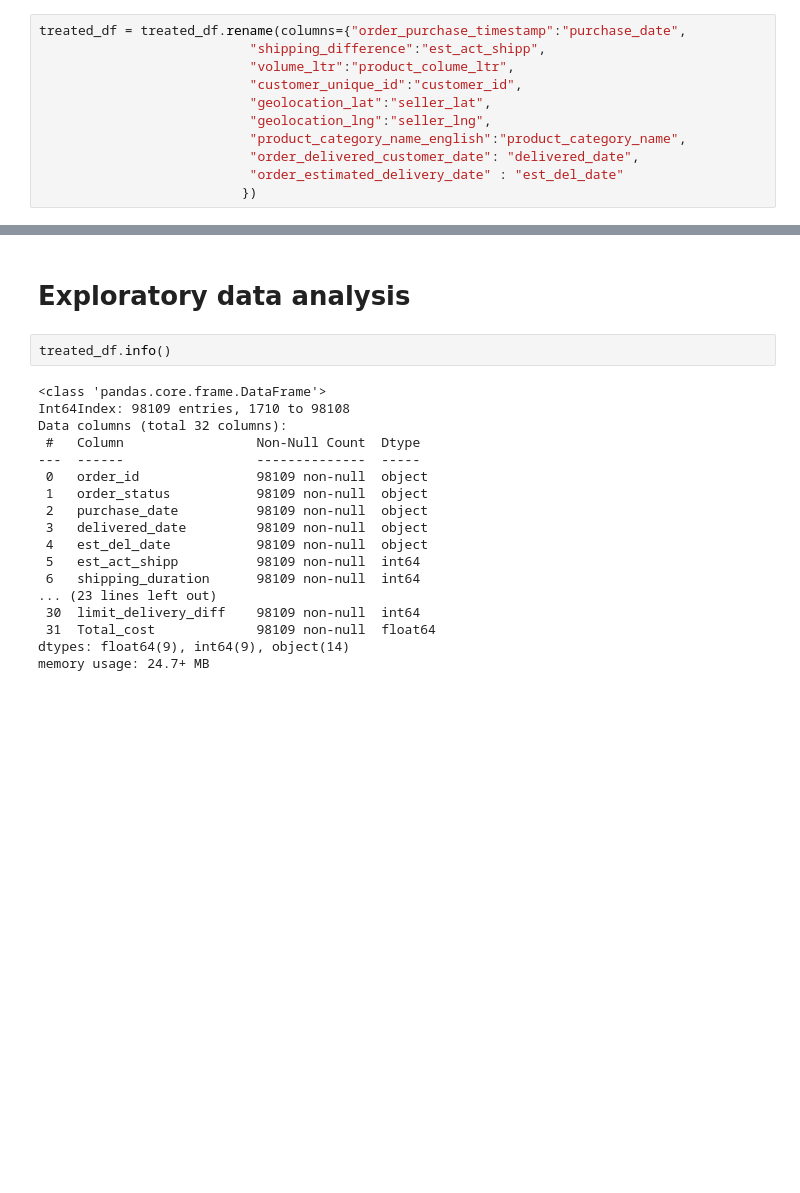
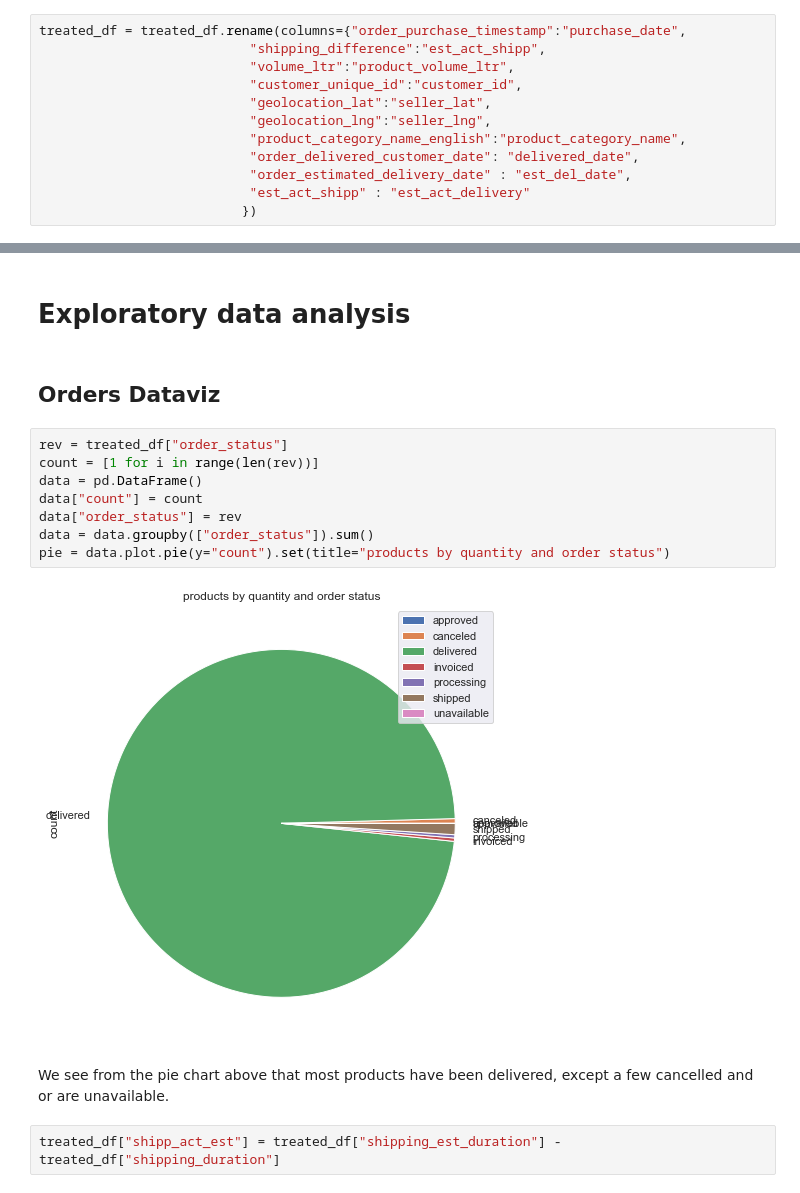
Before and after one commit to imane-ayouni/Customer-Clustering, a Jupyter notebook: Customer Segmentation Part II.ipynb, the cells around one changed output, grey strips where cells are left out. Saved outputs shown, nothing was run; the diff lists cells and outputs as text; blank space fills up the shorter version.

```diff
--- a/Customer Segmentation Part II.ipynb
+++ b/Customer Segmentation Part II.ipynb
@@ -178,13 +178,14 @@ Then I transformed all the columns containing durations (and that were turned in
 # %%
 treated_df = treated_df.rename(columns={"order_purchase_timestamp":"purchase_date",
                            "shipping_difference":"est_act_shipp",
-                           "volume_ltr":"product_colume_ltr",
+                           "volume_ltr":"product_volume_ltr",
                            "customer_unique_id":"customer_id",
                            "geolocation_lat":"seller_lat",
                            "geolocation_lng":"seller_lng",
                            "product_category_name_english":"product_category_name",
                            "order_delivered_customer_date": "delivered_date",
-                           "order_estimated_delivery_date" : "est_del_date"
+                           "order_estimated_delivery_date" : "est_del_date",
+                           "est_act_shipp" : "est_act_delivery"
                           })
 # %% [markdown]
 Then I renamed some columns for more coherence.
@@ -194,23 +195,19 @@ treated_df.to_csv("treated_PowerBI.csv", index = False)
 Then I saved a copy of the dataset sofar to be used for Power BI dashboards. I'm going to delete the columns containing dates (ex: perchase date, delivery date...) and columns containing ids (ex: customer id, product id) before applying machine learning algorithms, because the objective is not to see change over time nor are the ids relevant for the algorithms.
 # %% [markdown]
 # Exploratory data analysis
-# %%
-treated_df.info()
-# %% [output]
-<class 'pandas.core.frame.DataFrame'>
-Int64Index: 98109 entries, 1710 to 98108
-Data columns (total 32 columns):
- #   Column                 Non-Null Count  Dtype
----  ------                 --------------  -----
- 0   order_id               98109 non-null  object
- 1   order_status           98109 non-null  object
- 2   purchase_date          98109 non-null  object
- 3   delivered_date         98109 non-null  object
- 4   est_del_date           98109 non-null  object
- 5   est_act_shipp          98109 non-null  int64
- 6   shipping_duration      98109 non-null  int64
-... (23 lines left out)
- 30  limit_delivery_diff    98109 non-null  int64
- 31  Total_cost             98109 non-null  float64
-dtypes: float64(9), int64(9), object(14)
-memory usage: 24.7+ MB
+# %% [markdown]
+## Orders Dataviz
+# %%
+rev = treated_df["order_status"]
+count = [1 for i in range(len(rev))]
+data = pd.DataFrame()
+data["count"] = count
+data["order_status"] = rev
+data = data.groupby(["order_status"]).sum()
+pie = data.plot.pie(y="count").set(title="products by quantity and order status")
+# %% [output]
+[figure, added]
+# %% [markdown]
+We see from the pie chart above that most products have been delivered, except a few cancelled and or are unavailable.
+# %%
+treated_df["shipp_act_est"] = treated_df["shipping_est_duration"] - treated_df["shipping_duration"]
```
Also changed, not shown: parts of 31 cells of this notebook, 1 other file.
